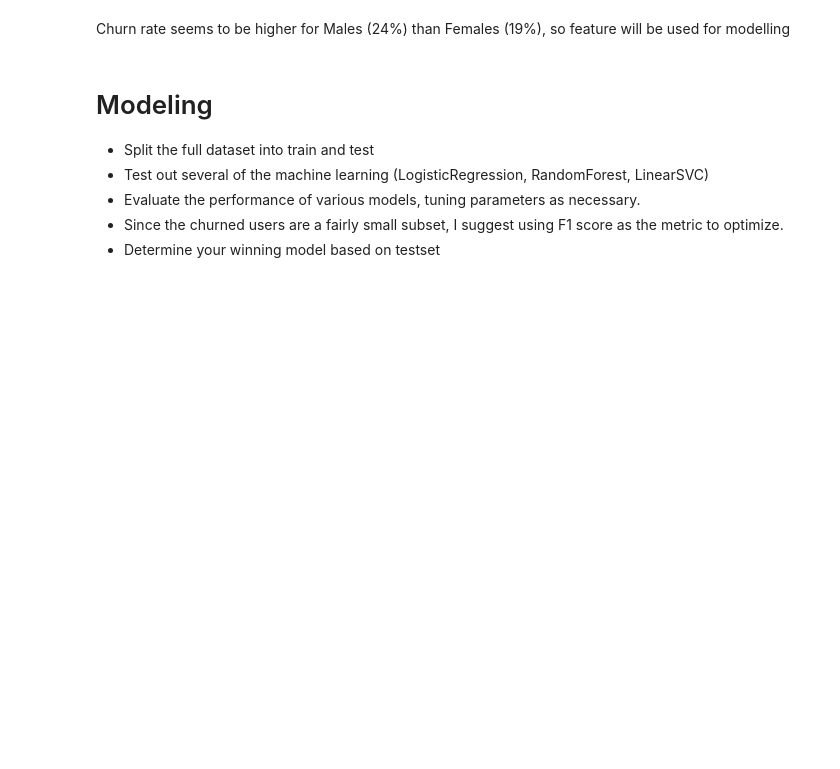
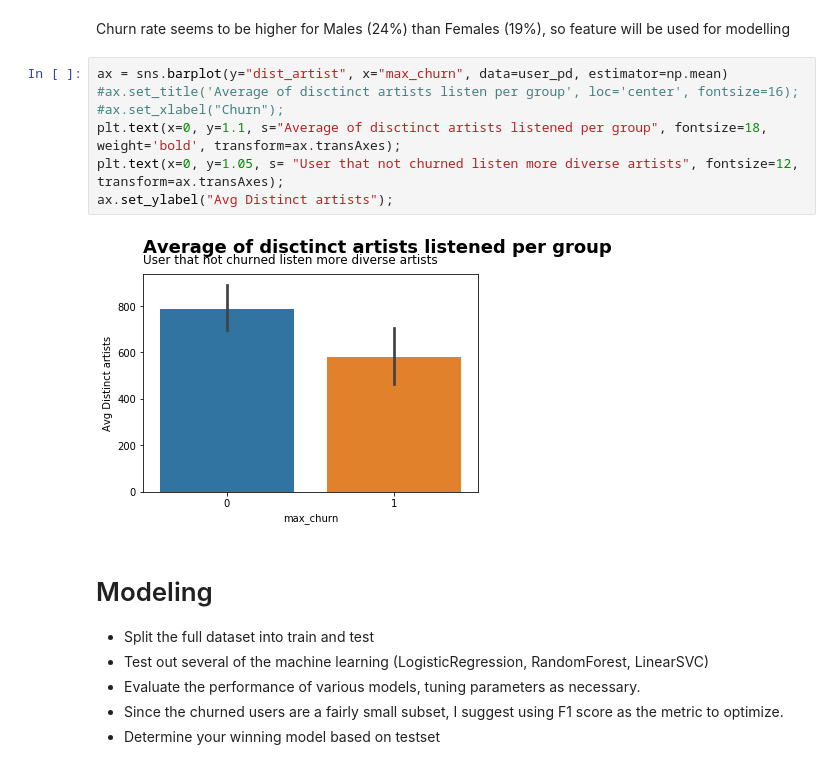
Before and after one commit to flaviofukabori/churn-prediction-spark, a Jupyter notebook: Sparkify.ipynb, the cells around one changed output. Cells and saved outputs as stored; diff of their text form; blank space fills up the shorter version.

```diff
--- a/Sparkify.ipynb
+++ b/Sparkify.ipynb
@@ -388,5 +418,14 @@ pd.crosstab(user_pd['max_gender'], user_pd['max_churn']).apply(lambda x: x/x.sum
 # %% [markdown]
 Churn rate seems to be higher for Males (24%) than Females (19%), so feature will be used for modelling
+# %%
+ax = sns.barplot(y="dist_artist", x="max_churn", data=user_pd, estimator=np.mean)
+#ax.set_title('Average of disctinct artists listen per group', loc='center', fontsize=16);
+#ax.set_xlabel("Churn");
+plt.text(x=0, y=1.1, s="Average of disctinct artists listened per group", fontsize=18, weight='bold', transform=ax.transAxes);
+plt.text(x=0, y=1.05, s= "User that not churned listen more diverse artists", fontsize=12, transform=ax.transAxes);
+ax.set_ylabel("Avg Distinct artists");
+# %% [output]
+[figure, added]
 # %% [markdown]
 # Modeling
 
```
Also changed, not shown: parts of 40 cells of this notebook.
